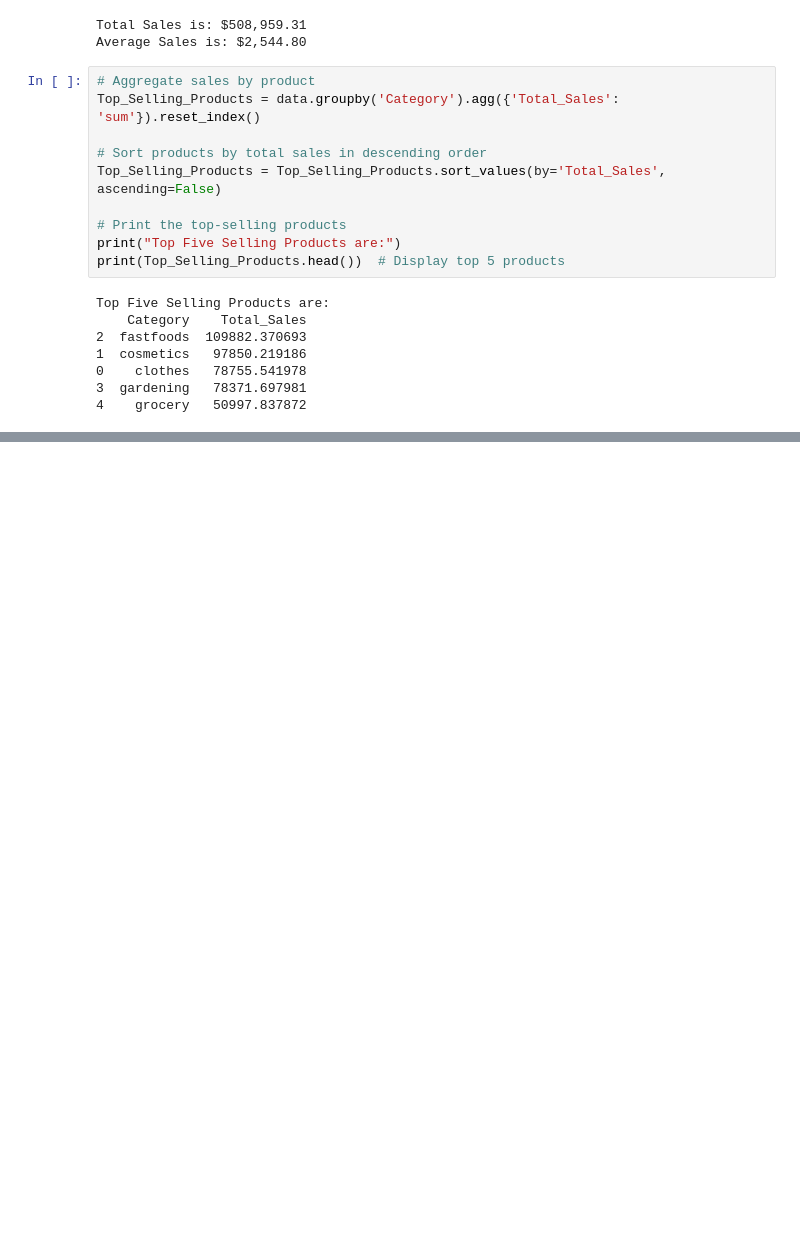
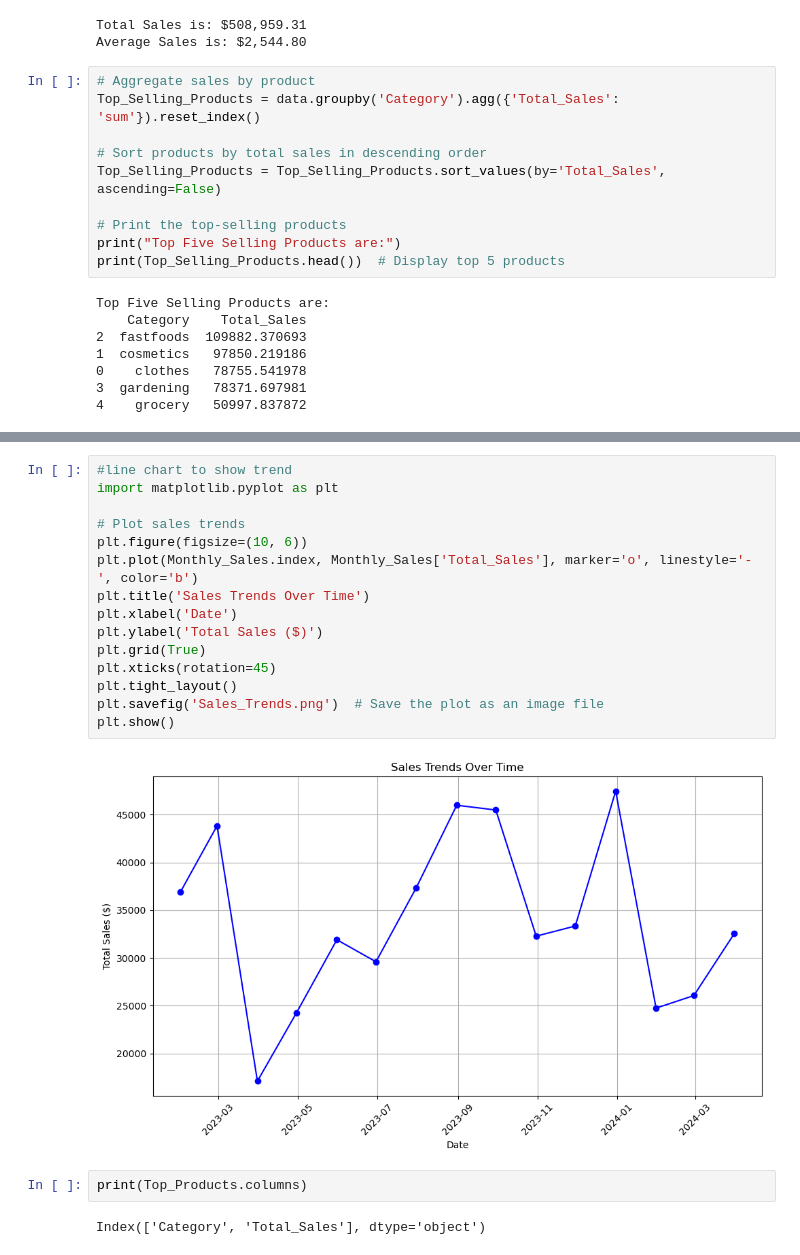
Before and after one commit to Ahsinal/BrainwaveTask1, a Jupyter notebook: Task1_Brainwave.ipynb, the cells around one changed output, grey strips where cells are left out. Drawn from its saved outputs; the diff is of its cells as text; blank space fills up the shorter version.

```diff
--- a/Task1_Brainwave.ipynb
+++ b/Task1_Brainwave.ipynb
@@ -178,0 +200,21 @@ Top Five Selling Products are:
+# %%
+#line chart to show trend
+import matplotlib.pyplot as plt
+
+# Plot sales trends
+plt.figure(figsize=(10, 6))
+plt.plot(Monthly_Sales.index, Monthly_Sales['Total_Sales'], marker='o', linestyle='-', color='b')
+plt.title('Sales Trends Over Time')
+plt.xlabel('Date')
+plt.ylabel('Total Sales ($)')
+plt.grid(True)
+plt.xticks(rotation=45)
+plt.tight_layout()
+plt.savefig('Sales_Trends.png')  # Save the plot as an image file
+plt.show()
+# %% [output]
+[figure, added]
+# %%
+print(Top_Products.columns)
+# %% [output]
+Index(['Category', 'Total_Sales'], dtype='object')
```
Also changed, not shown: parts of 4 cells of this notebook, 4 other files.
